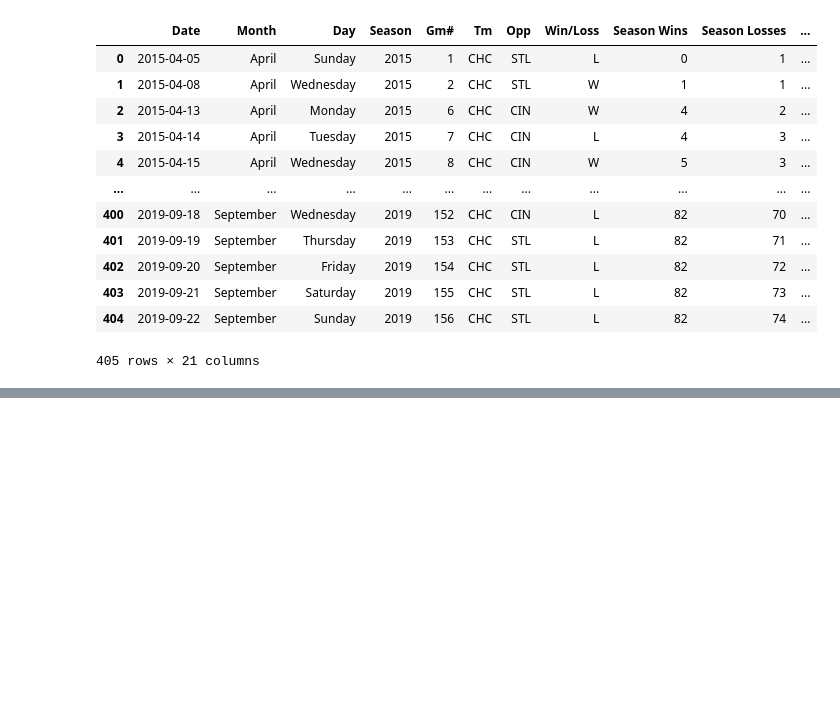
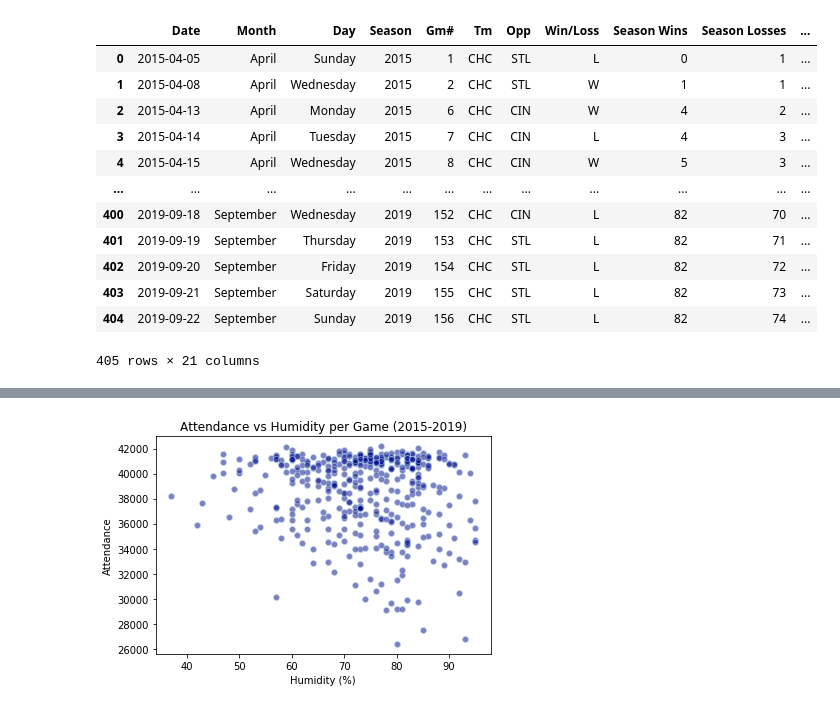
Before and after one commit to s-w-duncan/Project-Awesome-Team-4, a Jupyter notebook: Presentation_Analysis.ipynb, the cells around one changed output, grey strips where cells are left out. Cells and saved outputs as stored; diff of their text form; code cells hidden in the pictures; blank space fills up the shorter version.

```diff
--- a/Presentation_Analysis.ipynb
+++ b/Presentation_Analysis.ipynb
@@ -44,0 +59,15 @@ weather_df = cubs_df.copy()
+# %%
+# Humidty vs. Attendance
+weather_hum = weather_df.copy()
+weather_hum = weather_hum[["Humidity (%)", "Attendance"]]
+
+weather_x_values = weather_hum["Humidity (%)"]
+weather_y_values = weather_hum["Attendance"]
+
+plt.scatter(weather_x_values, weather_y_values, marker="o", facecolors="DarkBlue", edgecolors="LightBlue", alpha=0.5)
+plt.xlabel("Humidity (%)")
+plt.ylabel("Attendance")
+plt.title("Attendance vs Humidity per Game (2015-2019)")
+plt.show()
+# %% [output]
+[figure, added]
```
Also changed, not shown: parts of 9 cells of this notebook.
